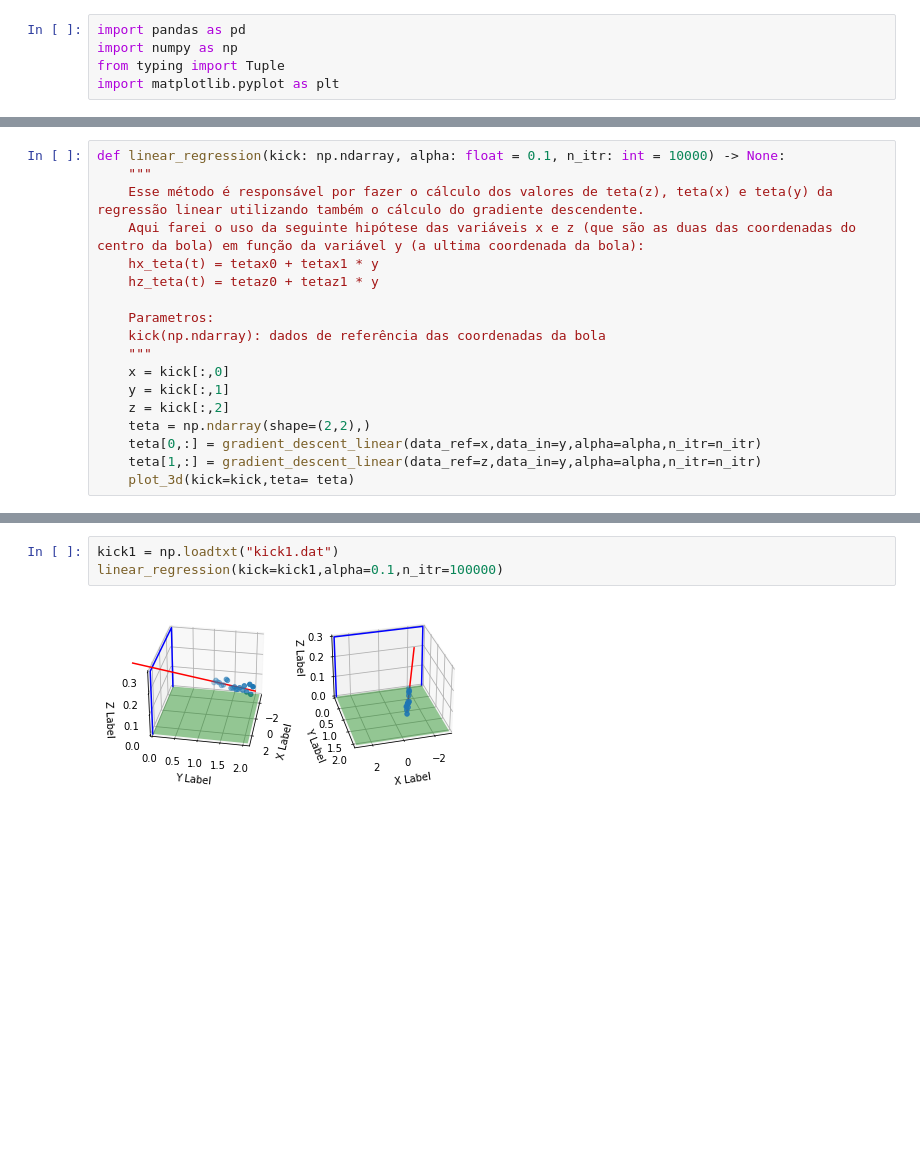
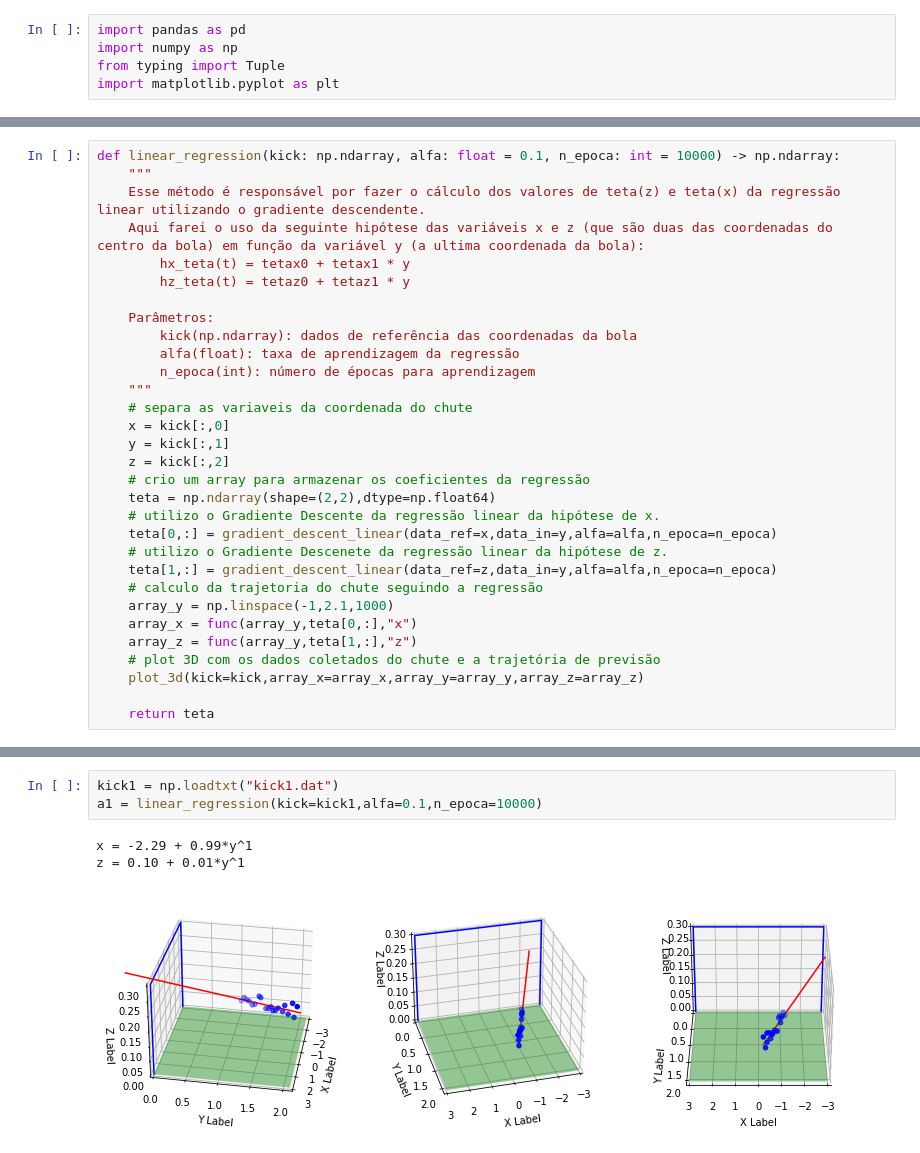
Before and after one commit to mc886A-1sem21/p2, a Jupyter notebook: regression_task.ipynb, the cells around one changed output, grey strips where cells are left out. Saved outputs shown, nothing was run; the diff lists cells and outputs as text; blank space fills up the shorter version.

```diff
--- a/regression_task.ipynb
+++ b/regression_task.ipynb
@@ -28,18 +39,31 @@ def gradient_descent_linear(data_ref: np.ndarray, data_in: np.ndarray, alpha: fl
 # %%
-def linear_regression(kick: np.ndarray, alpha: float = 0.1, n_itr: int = 10000) -> None:
+def linear_regression(kick: np.ndarray, alfa: float = 0.1, n_epoca: int = 10000) -> np.ndarray:
     """
-    Esse método é responsável por fazer o cálculo dos valores de teta(z), teta(x) e teta(y) da regressão linear utilizando também o cálculo do gradiente descendente.
-    Aqui farei o uso da seguinte hipótese das variáveis x e z (que são as duas das coordenadas do centro da bola) em função da variável y (a ultima coordenada da bola):
-    hx_teta(t) = tetax0 + tetax1 * y
-    hz_teta(t) = tetaz0 + tetaz1 * y
+    Esse método é responsável por fazer o cálculo dos valores de teta(z) e teta(x) da regressão linear utilizando o gradiente descendente.
+    Aqui farei o uso da seguinte hipótese das variáveis x e z (que são duas das coordenadas do centro da bola) em função da variável y (a ultima coordenada da bola):
+        hx_teta(t) = tetax0 + tetax1 * y
+        hz_teta(t) = tetaz0 + tetaz1 * y
 
-    Parametros:
-    kick(np.ndarray): dados de referência das coordenadas da bola
+    Parâmetros:
+        kick(np.ndarray): dados de referência das coordenadas da bola
+        alfa(float): taxa de aprendizagem da regressão
+        n_epoca(int): número de épocas para aprendizagem
     """
+    # separa as variaveis da coordenada do chute
     x = kick[:,0]
     y = kick[:,1]
     z = kick[:,2]
-    teta = np.ndarray(shape=(2,2),)
-    teta[0,:] = gradient_descent_linear(data_ref=x,data_in=y,alpha=alpha,n_itr=n_itr)
-    teta[1,:] = gradient_descent_linear(data_ref=z,data_in=y,alpha=alpha,n_itr=n_itr)
-    plot_3d(kick=kick,teta= teta)
+    # crio um array para armazenar os coeficientes da regressão
+    teta = np.ndarray(shape=(2,2),dtype=np.float64)
+    # utilizo o Gradiente Descente da regressão linear da hipótese de x.
+    teta[0,:] = gradient_descent_linear(data_ref=x,data_in=y,alfa=alfa,n_epoca=n_epoca)
+    # utilizo o Gradiente Descenete da regressão linear da hipótese de z.
+    teta[1,:] = gradient_descent_linear(data_ref=z,data_in=y,alfa=alfa,n_epoca=n_epoca)
+    # calculo da trajetoria do chute seguindo a regressão
+    array_y = np.linspace(-1,2.1,1000)
+    array_x = func(array_y,teta[0,:],"x")
+    array_z = func(array_y,teta[1,:],"z")
+    # plot 3D com os dados coletados do chute e a trajetória de previsão
+    plot_3d(kick=kick,array_x=array_x,array_y=array_y,array_z=array_z)
+
+    return teta
@@ -87,5 +239,7 @@ def linear_func(data_in: np.ndarray, teta: np.ndarray) -> np.ndarray:
 # %%
 kick1 = np.loadtxt("kick1.dat")
-linear_regression(kick=kick1,alpha=0.1,n_itr=100000)
+a1 = linear_regression(kick=kick1,alfa=0.1,n_epoca=10000)
 # %% [output]
+x = -2.29 + 0.99*y^1
+z = 0.10 + 0.01*y^1
-[figure, old version]
+[figure, new version]
```
Also changed, not shown: parts of 11 cells of this notebook.
